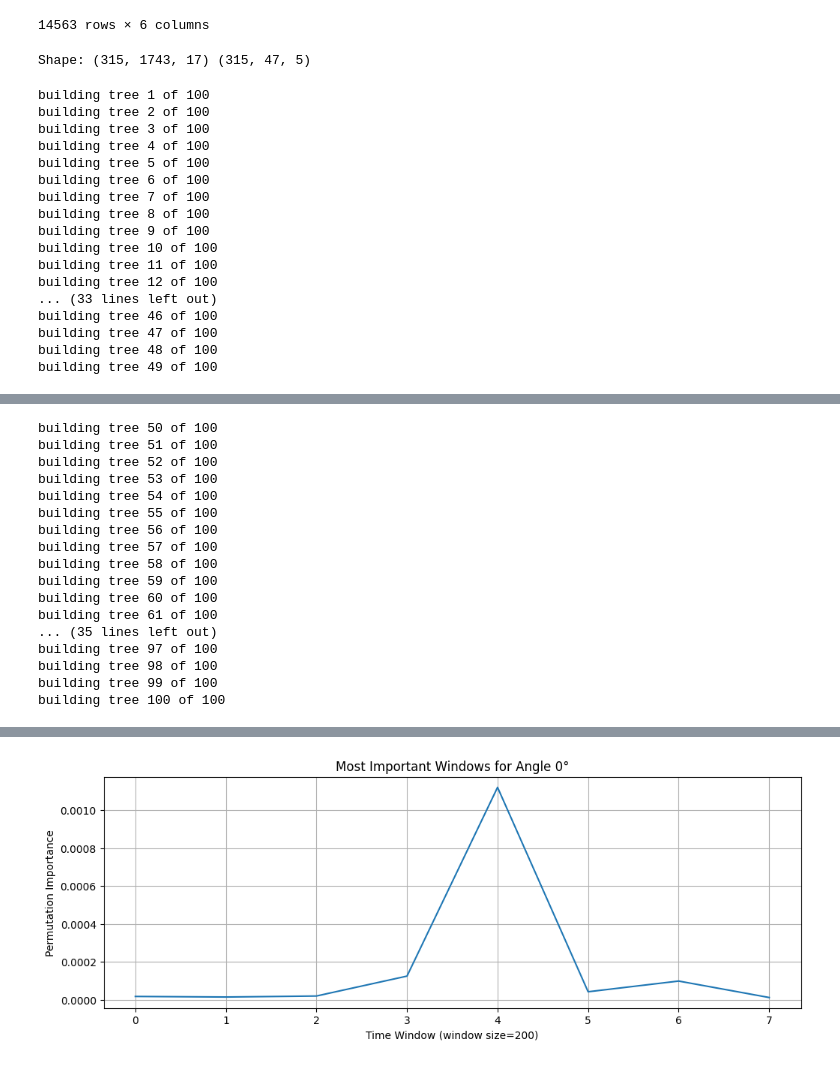
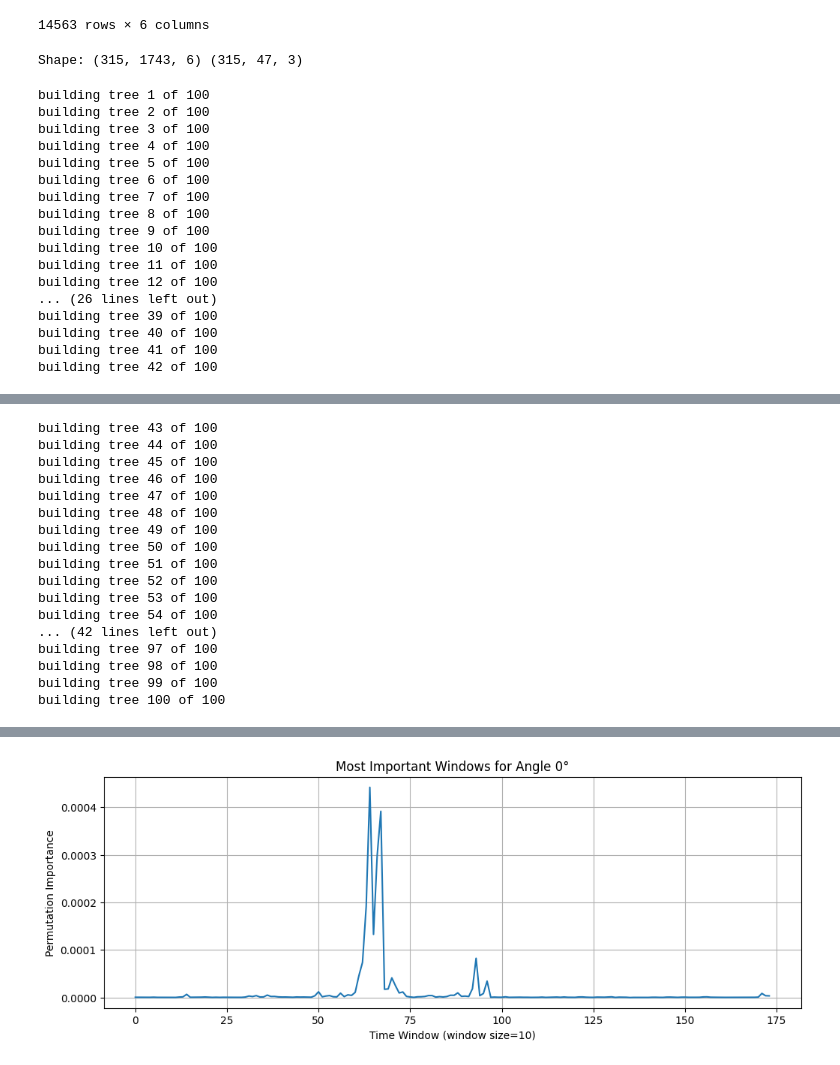
Before and after one commit to arman-niaruhi/temporal-windows-analysis-rotary-tube-bending, a Jupyter notebook: research/random-forest/main2.ipynb, the cells around one changed output, grey strips where cells are left out. Drawn from its saved outputs; the diff is of its cells as text; code cells hidden in the pictures.

```diff
--- a/research/random-forest/main2.ipynb
+++ b/research/random-forest/main2.ipynb
@@ -27,6 +27,11 @@ col = "Angle[degree]ORDistance[mm]"
 
 scaler = MinMaxScaler(feature_range=(0, 1))
 targets[col] = scaler.fit_transform(targets[[col]])
+import numpy as np
+
+# Keep features with variance above a threshold
+variance_threshold = 0.09
+dfs = dfs.loc[:, dfs.var() > variance_threshold]
 targets
 # %% [output]
 |  | Experiment_ID | Angle[degree]ORDistance[mm] | Secondary-axis [mm] | Main-axis [mm] | Out-of-roundness [-] | ... |
@@ -60,7 +65,7 @@ for exp_id, group in targets.groupby("Experiment_ID"):
 y = np.array(groups_y, dtype=float)
 
 # Replace NaN with 0
-Y = np.nan_to_num(y, nan=0.0)
+Y = np.nan_to_num(y, nan=0.0)[:,:,2:]
 
 
 
@@ -77,9 +82,9 @@ for exp_id, group in dfs.groupby("Experiment_ID"):
     groups.append(padded)
 
 X = np.array(groups, dtype=float)
-print("Shape:", X.shape, y.shape)
+print("Shape:", X.shape, Y.shape)
 # %% [output]
-Shape: (315, 1743, 17) (315, 47, 5)
+Shape: (315, 1743, 6) (315, 47, 3)
 # %%
 import numpy as np
 from sklearn.ensemble import RandomForestRegressor
@@ -100,7 +105,7 @@ def window_average(X, window_size=10):
     X_windowed = X_windowed.mean(axis=2)  # average over time in each window
     return X_windowed, n_windows
 
-window_size = 200
+window_size = 10
 X_win, n_windows = window_average(X, window_size=window_size)
 
 # ---------------------------
@@ -159,8 +164,8 @@ building tree 9 of 100
 building tree 10 of 100
 building tree 11 of 100
 building tree 12 of 100
-... (33 lines left out)
-building tree 46 of 100
-building tree 47 of 100
-building tree 48 of 100
-building tree 49 of 100
+... (26 lines left out)
+building tree 39 of 100
+building tree 40 of 100
+building tree 41 of 100
+building tree 42 of 100
@@ -168,16 +173,16 @@ building tree 49 of 100
+building tree 43 of 100
+building tree 44 of 100
+building tree 45 of 100
+building tree 46 of 100
+building tree 47 of 100
+building tree 48 of 100
+building tree 49 of 100
 building tree 50 of 100
 building tree 51 of 100
 building tree 52 of 100
 building tree 53 of 100
 building tree 54 of 100
-building tree 55 of 100
-building tree 56 of 100
-building tree 57 of 100
-building tree 58 of 100
-building tree 59 of 100
-building tree 60 of 100
-building tree 61 of 100
-... (35 lines left out)
+... (42 lines left out)
 building tree 97 of 100
 building tree 98 of 100
 building tree 99 of 100
@@ -202 +207 @@ building tree 100 of 100
-[figure, old version]
+[figure, new version]
```
Also changed, not shown: parts of 1 cell of this notebook, 2 other files.
